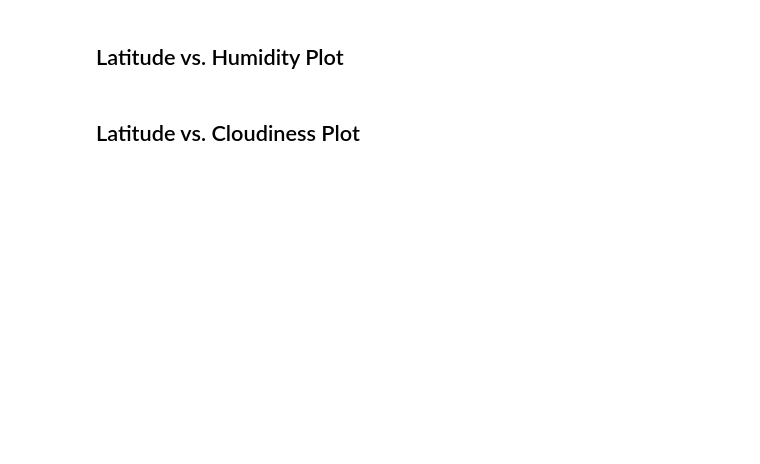
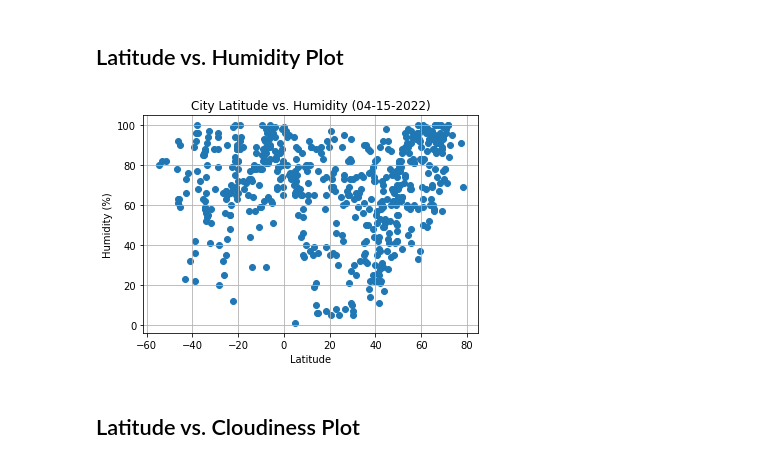
Before and after one commit to isidhu09/python-api-challenge, a Jupyter notebook: WeatherPy/WeatherPy.ipynb, the cells around one changed output. Saved outputs shown, nothing was run; the diff lists cells and outputs as text; code cells hidden in the pictures; blank space fills up the shorter version.

```diff
--- a/WeatherPy/WeatherPy.ipynb
+++ b/WeatherPy/WeatherPy.ipynb
@@ -194,4 +211,16 @@ clean_city_data = pd.merge(weatherDF,humidDF, how="outer", on=index, inplace=Fal
 # %% [markdown]
 ## Latitude vs. Humidity Plot
+# %%
+
+h = clean_city_data["Humidity"]
+plt.scatter(x,h)
+plt.title(f"City Latitude vs. Humidity ({dateLabel})")
+plt.xlabel("Latitude")
+plt.ylabel("Humidity (%)")
+plt.grid()
+plt.savefig("../Images/Latitude_vs_Humidity")
+plt.show()
+# %% [output]
+[figure, added]
 # %% [markdown]
 ## Latitude vs. Cloudiness Plot
```
Also changed, not shown: parts of 12 cells of this notebook, 5 other files.
